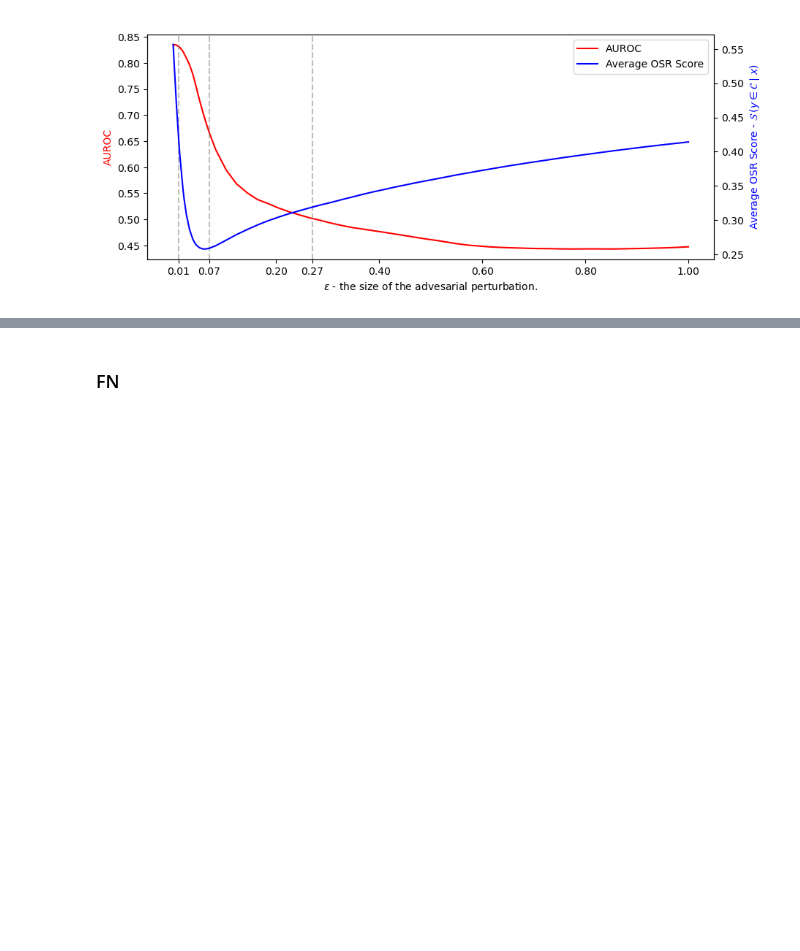
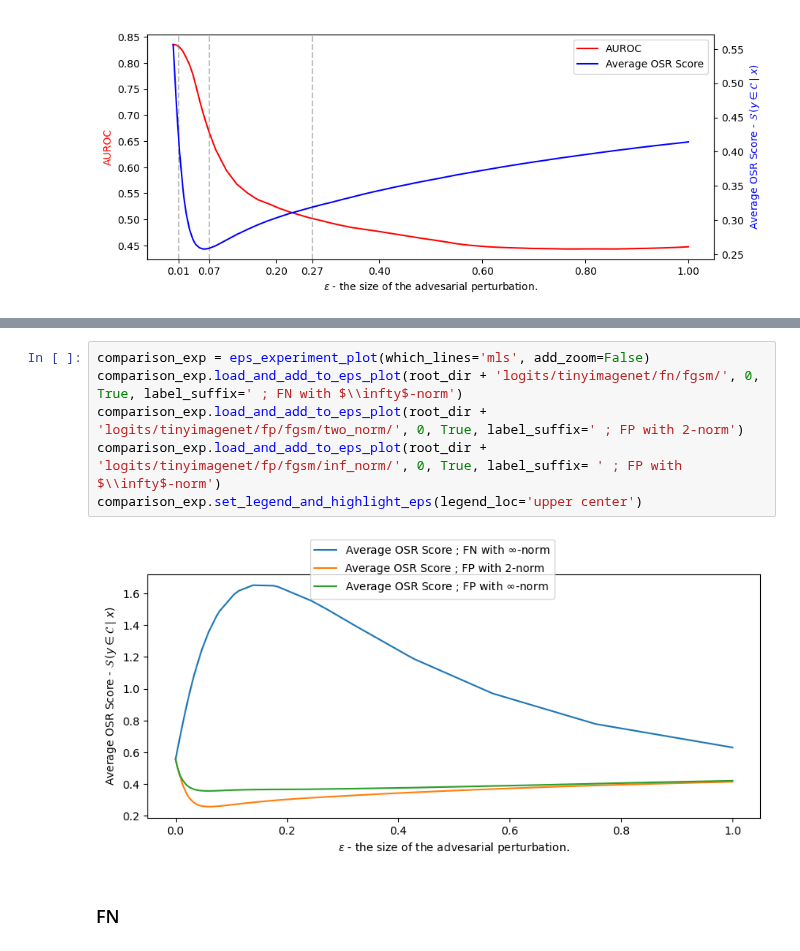
Before and after one commit to krellemand/bachelor_project, a Jupyter notebook: notebooks/visualizing_adv_attacks.ipynb, the cells around one changed output, grey strips where cells are left out. Saved outputs shown, nothing was run; the diff lists cells and outputs as text; blank space fills up the shorter version.

```diff
--- a/notebooks/visualizing_adv_attacks.ipynb
+++ b/notebooks/visualizing_adv_attacks.ipynb
@@ -169,3 +169,11 @@ comparison_exp.set_legend_and_highlight_eps(legend_loc='upper center')
+# %%
+comparison_exp = eps_experiment_plot(which_lines='mls', add_zoom=False)
+comparison_exp.load_and_add_to_eps_plot(root_dir + 'logits/tinyimagenet/fn/fgsm/', 0, True, label_suffix=' ; FN with $\\infty$-norm')
+comparison_exp.load_and_add_to_eps_plot(root_dir + 'logits/tinyimagenet/fp/fgsm/two_norm/', 0, True, label_suffix=' ; FP with 2-norm')
+comparison_exp.load_and_add_to_eps_plot(root_dir + 'logits/tinyimagenet/fp/fgsm/inf_norm/', 0, True, label_suffix= ' ; FP with $\\infty$-norm')
+comparison_exp.set_legend_and_highlight_eps(legend_loc='upper center')
+# %% [output]
+[figure, added]
 # %% [markdown]
 ### FN
 # %% [markdown]
```
Also changed, not shown: parts of 4 cells of this notebook.
